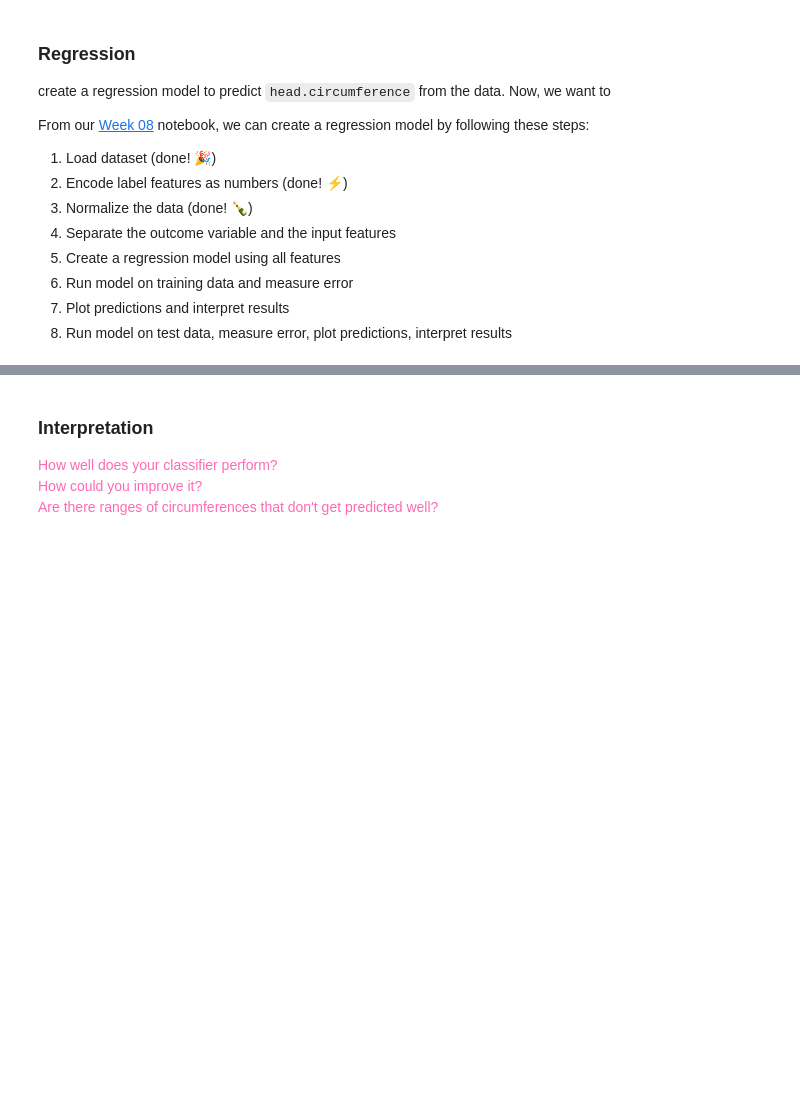
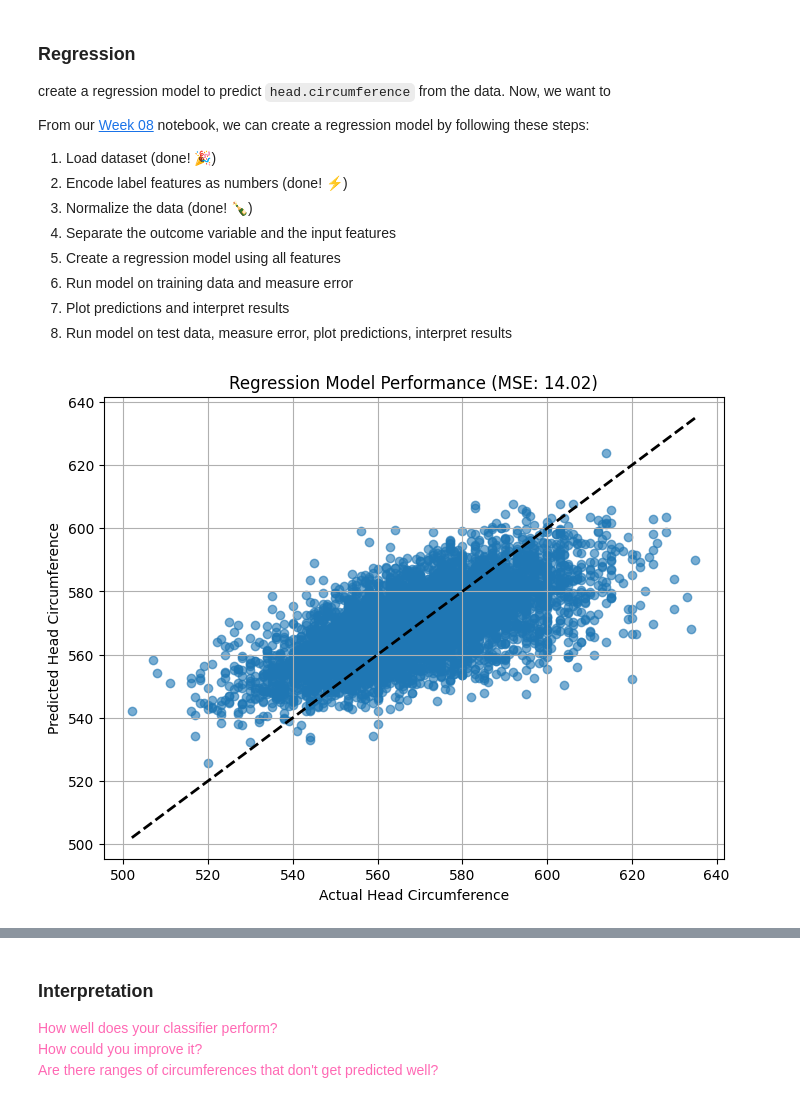
Before and after one commit to yiwang24idmmachinelearning/HW08, a Jupyter notebook: HW08.ipynb, the cells around one changed output, grey strips where cells are left out. Drawn from its saved outputs; the diff is of its cells as text; code cells hidden in the pictures; blank space fills up the shorter version.

```diff
--- a/HW08.ipynb
+++ b/HW08.ipynb
@@ -200,6 +205,32 @@ From our [Week 08](https://github.com/DM-GY-9103-2024F-H/WK08) notebook, we can
 6. Run model on training data and measure error
 7. Plot predictions and interpret results
 8. Run model on test data, measure error, plot predictions, interpret results
+# %%
+# Work on Regression Model here
+
+## Separate outcome variable and input features
+y = ansur_df['head.circumference']
+X = ansur_df[numeric_columns].drop('head.circumference', axis=1)
+
+## Create a regression model
+reg_model = LinearRegression()
+reg_model.fit(X, y)
+
+## Measure error on training data
+y_pred = reg_model.predict(X)
+mse = regression_error(y, y_pred)
+
+## Plot predictions and interpret results
+plt.figure(figsize=(8, 6))
+plt.scatter(y, y_pred, alpha=0.6)
+plt.plot([y.min(), y.max()], [y.min(), y.max()], 'k--', lw=2)
+plt.xlabel('Actual Head Circumference')
+plt.ylabel('Predicted Head Circumference')
+plt.title(f'Regression Model Performance (MSE: {mse:.2f})')
+plt.grid(True)
+plt.show()
+# %% [output]
+[figure, added]
 # %%
 ## Load Test Data
 ANSUR_TEST_FILE = "https://raw.githubusercontent.com/DM-GY-9103-2024F-H/9103-utils/main/datasets/json/ansur-test.json"
```
Also changed, not shown: parts of 3 cells of this notebook.
